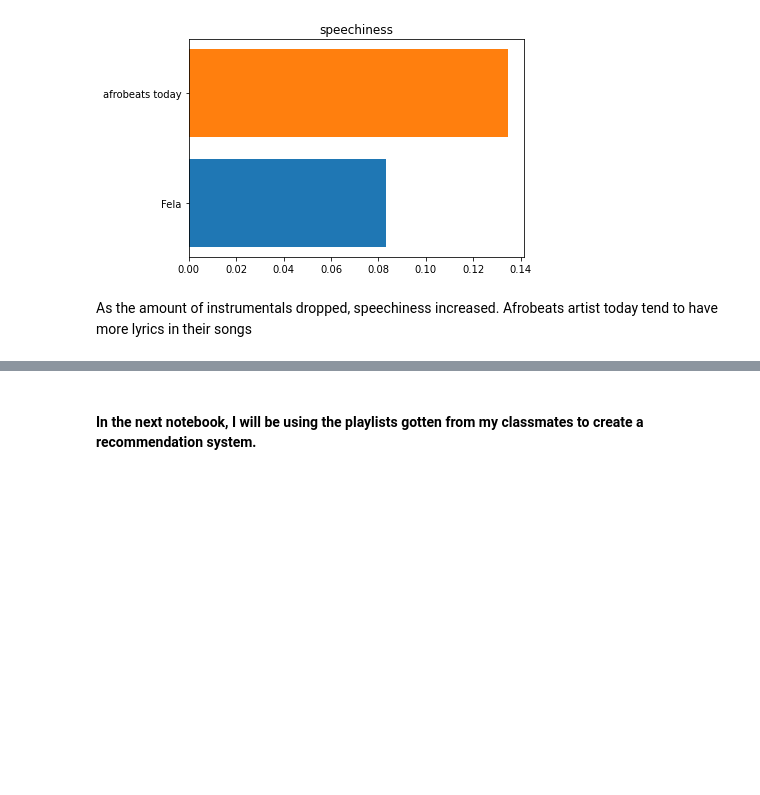
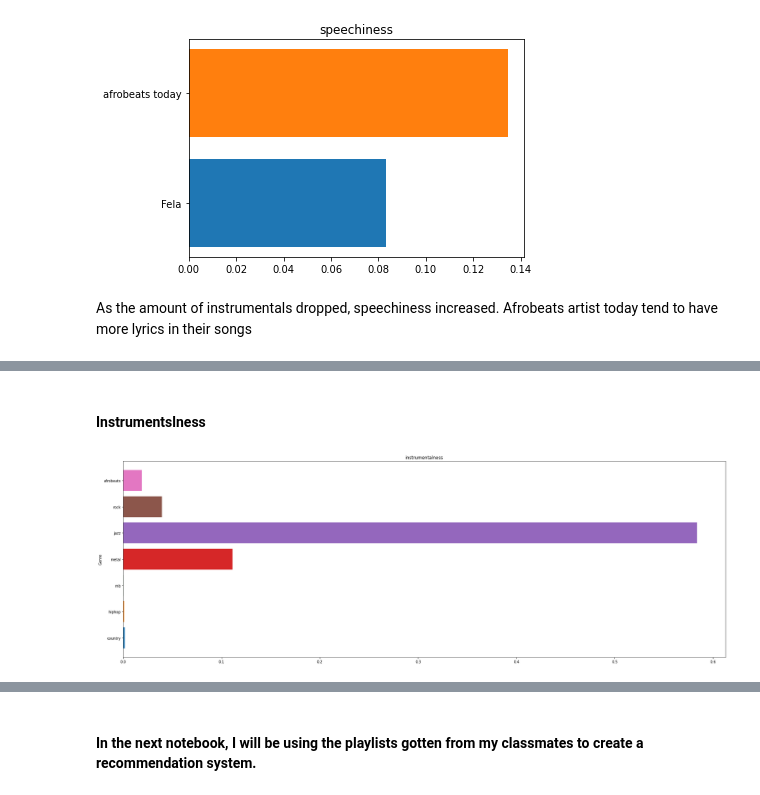
Before and after one commit to CaptCardoso/Afrobeats-Recommender-System, a Jupyter notebook: notebooks/02 EDA.ipynb, the cells around one changed output, grey strips where cells are left out. Drawn from its saved outputs; the diff is of its cells as text; code cells hidden in the pictures; blank space fills up the shorter version.

```diff
--- a/notebooks/02 EDA.ipynb
+++ b/notebooks/02 EDA.ipynb
@@ -351,0 +384,24 @@ As the amount of instrumentals dropped, speechiness increased. Afrobeats artist
+# %%
+rnb = pd.read_csv('../data/rnb.csv')
+# %%
+metal = pd.read_csv('../data/heavymetal.csv')
+# %%
+jazz = pd.read_csv('../data/jazz.csv')
+# %%
+rock = pd.read_csv('../data/rock.csv')
+# %% [markdown]
+#### Instrumentslness
+# %%
+plt.figure(figsize = (30,10))
+plt.barh('country', country['instrumentalness'].mean())
+plt.barh('hiphop', hiphop['instrumentalness'].mean())
+plt.barh('rnb', rnb['instrumentalness'].mean())
+plt.barh('metal', metal['instrumentalness'].mean())
+plt.barh('jazz', jazz['instrumentalness'].mean())
+plt.barh('rock', rock['instrumentalness'].mean())
+plt.barh('afrobeats', df_year['instrumentalness'].mean())
+plt.title('instrumentalness')
+plt.ylabel('Genre')
+plt.show();
+# %% [output]
+[figure, added]
```
Also changed, not shown: parts of 22 cells of this notebook, 20 other files.
